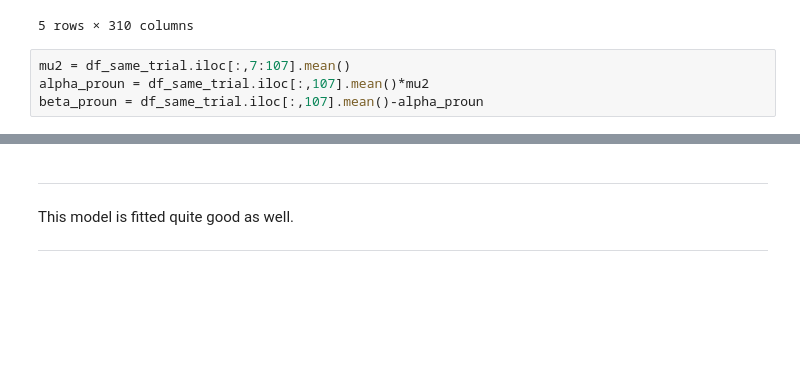
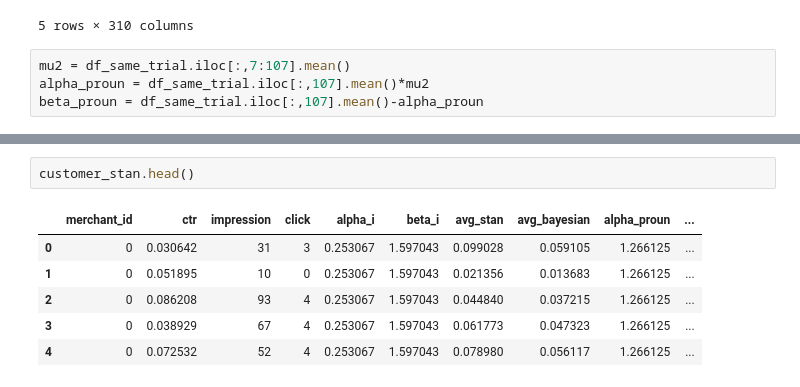
Before and after one commit to WellFan/bayesian_with_merchants, a Jupyter notebook: merchants_goods_model.ipynb, the cells around one changed output, grey strips where cells are left out. Drawn from its saved outputs; the diff is of its cells as text; blank space fills up the shorter version.

```diff
--- a/merchants_goods_model.ipynb
+++ b/merchants_goods_model.ipynb
@@ -426,6 +352,9 @@ plt.show()
-# %% [markdown]
----
-
-This model is fitted quite good as well.
-
----
+# %%
+customer_stan.head()
+# %% [output]
+|  | merchant_id | ctr | impression | click | alpha_i | beta_i | avg_stan | avg_bayesian | alpha_proun | ... |
+| 0 | 0 | 0.030642 | 31 | 3 | 0.253067 | 1.597043 | 0.099028 | 0.059105 | 1.266125 | ... |
+| 1 | 0 | 0.051895 | 10 | 0 | 0.253067 | 1.597043 | 0.021356 | 0.013683 | 1.266125 | ... |
+| 2 | 0 | 0.086208 | 93 | 4 | 0.253067 | 1.597043 | 0.044840 | 0.037215 | 1.266125 | ... |
+| 3 | 0 | 0.038929 | 67 | 4 | 0.253067 | 1.597043 | 0.061773 | 0.047323 | 1.266125 | ... |
+| 4 | 0 | 0.072532 | 52 | 4 | 0.253067 | 1.597043 | 0.078980 | 0.056117 | 1.266125 | ... |
```
Also changed, not shown: parts of 28 cells of this notebook.
